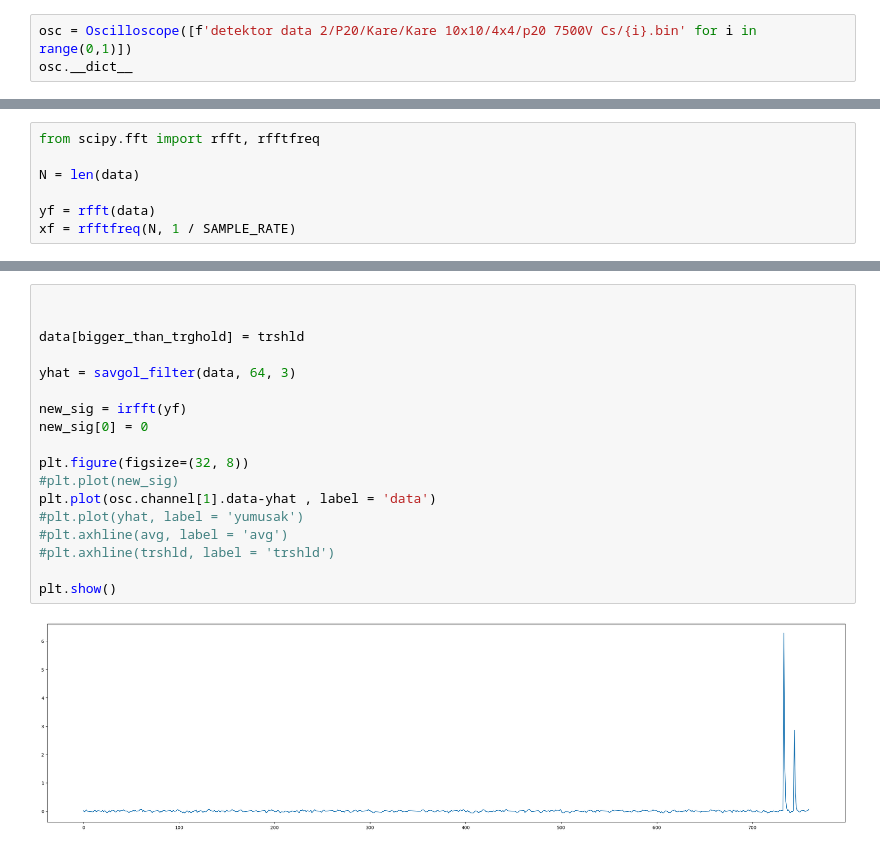
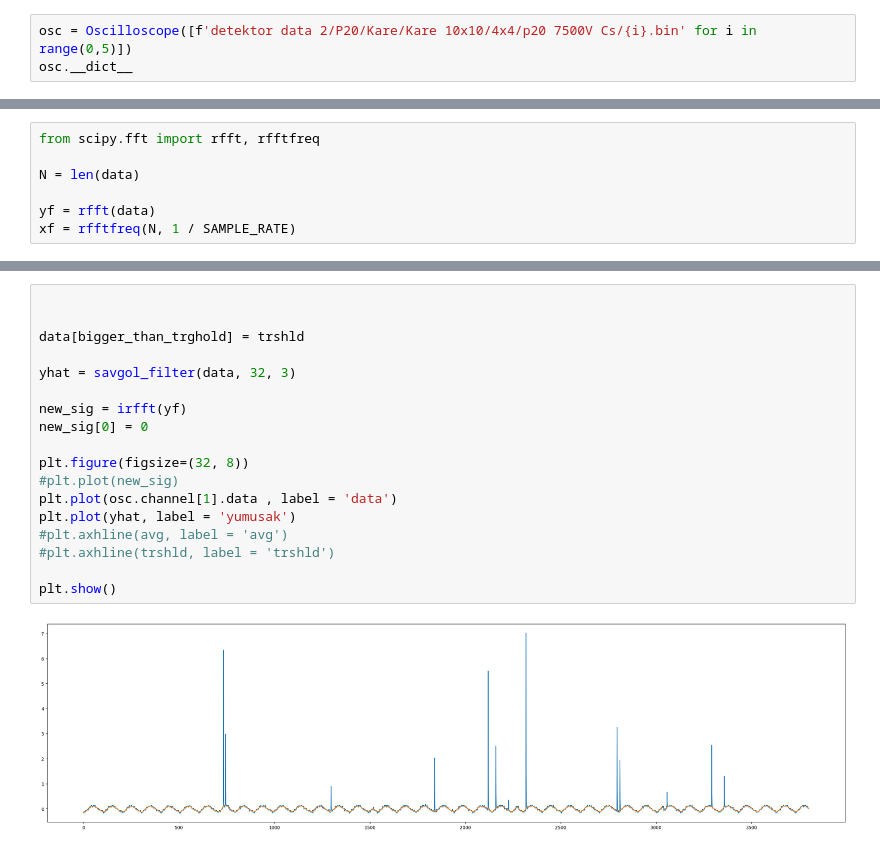
Before and after one commit to berkeryilmaz/HepML, a Jupyter notebook: Untitled2.ipynb, the cells around one changed output, grey strips where cells are left out. Drawn from its saved outputs; the diff is of its cells as text.

Commit message:
raw data fix

```diff
--- a/Untitled2.ipynb
+++ b/Untitled2.ipynb
@@ -6,6 +6,6 @@ import matplotlib.pyplot as plt
 
 import matplotlib.patches as mpatches
 # %%
-osc = Oscilloscope([f'detektor data 2/P20/Kare/Kare 10x10/4x4/p20 7500V Cs/{i}.bin' for i in range(0,1)])
+osc = Oscilloscope([f'detektor data 2/P20/Kare/Kare 10x10/4x4/p20 7500V Cs/{i}.bin' for i in range(0,5)])
 osc.__dict__
 # %% [output]
@@ -208,20 +179,20 @@ array([0.14, 0.14, 0.14, 0.14, 0.14, 0.14, 0.14, 0.14, 0.14, 0.14, 0.14,
 # %%
 
 
 data[bigger_than_trghold] = trshld
 
-yhat = savgol_filter(data, 64, 3)
+yhat = savgol_filter(data, 32, 3)
 
 new_sig = irfft(yf)
 new_sig[0] = 0
 
 plt.figure(figsize=(32, 8))
 #plt.plot(new_sig)
-plt.plot(osc.channel[1].data-yhat , label = 'data')
-#plt.plot(yhat, label = 'yumusak')
+plt.plot(osc.channel[1].data , label = 'data')
+plt.plot(yhat, label = 'yumusak')
 #plt.axhline(avg, label = 'avg')
 #plt.axhline(trshld, label = 'trshld')
 
 plt.show()
 # %% [output]
-[figure, old version]
+[figure, new version]
```
Also changed, not shown: parts of 17 cells of this notebook, 1 other file.
